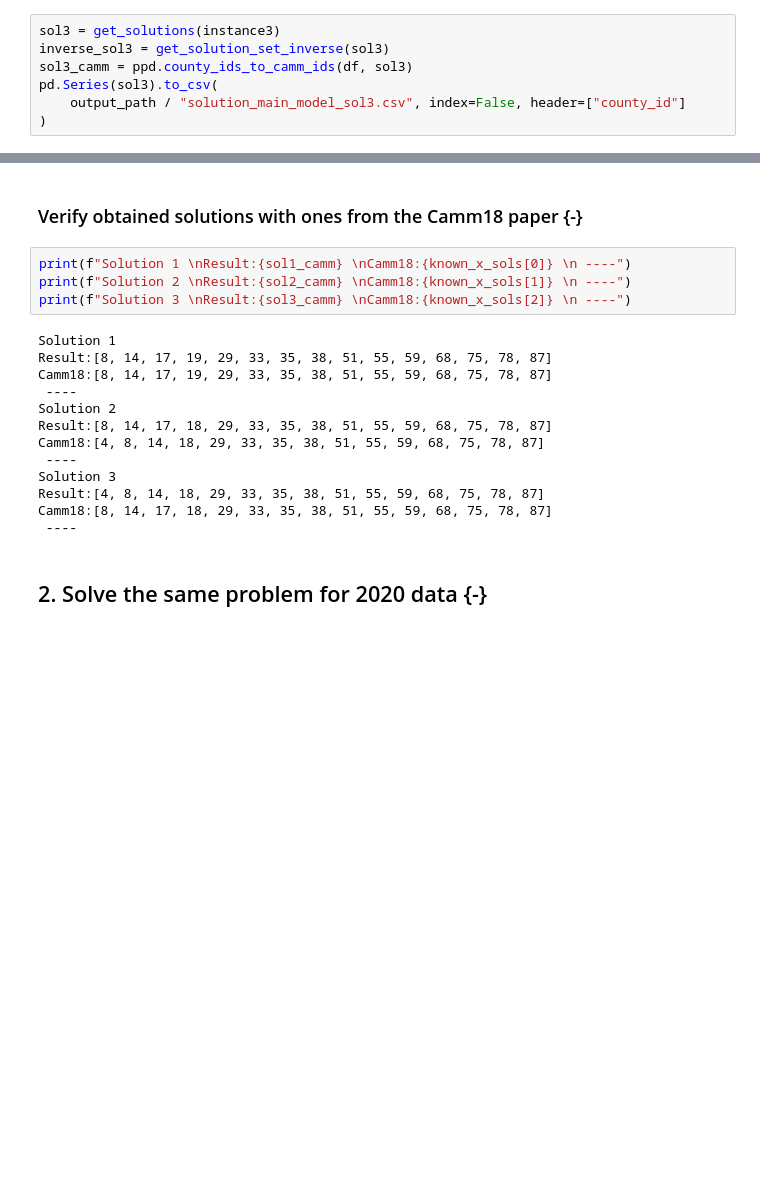
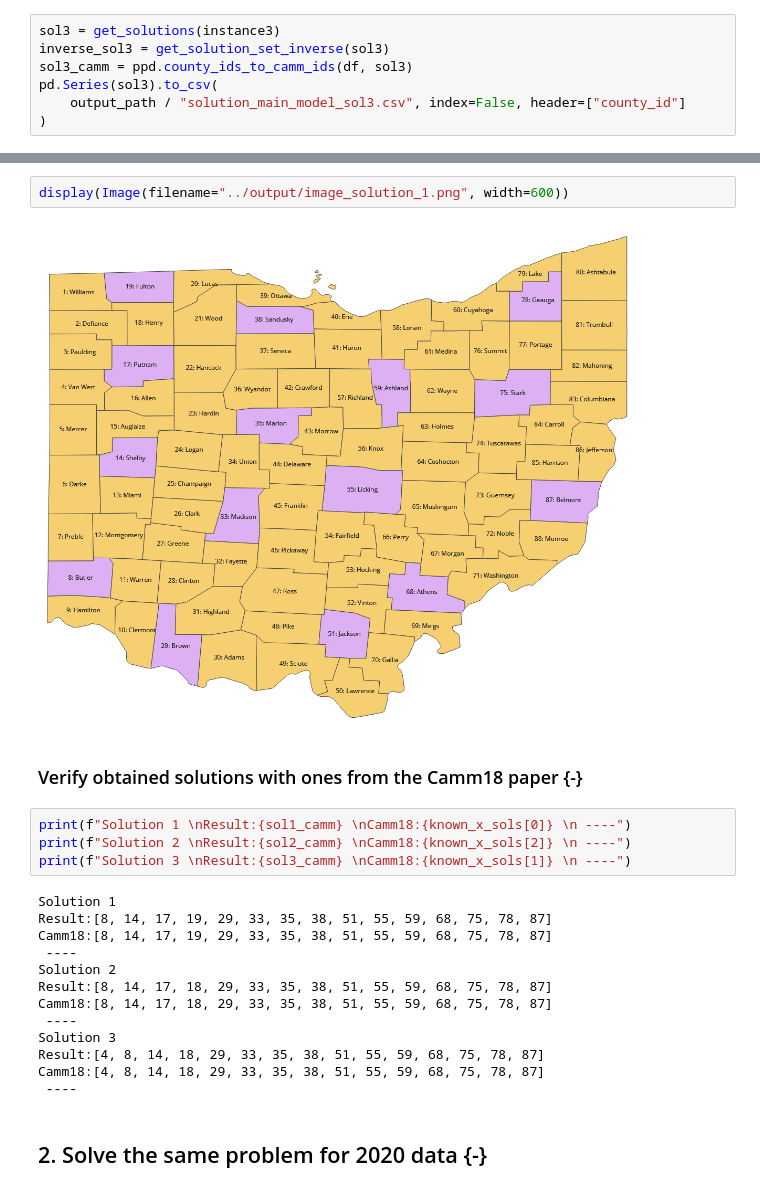
Before and after one commit to adbX/ise-533-hw1, a Jupyter notebook: src/main_model.ipynb, the cells around one changed output, grey strips where cells are left out. Cells and saved outputs as stored; diff of their text form; blank space fills up the shorter version.

```diff
--- a/src/main_model.ipynb
+++ b/src/main_model.ipynb
@@ -167,9 +199,13 @@ Solution 3 from Camm18 paper:
+# %%
+display(Image(filename="../output/image_solution_1.png", width=600))
+# %% [output]
+[figure, added]
 # %% [markdown]
 ### Verify obtained solutions with ones from the Camm18 paper {-}
 # %%
 print(f"Solution 1 \nResult:{sol1_camm} \nCamm18:{known_x_sols[0]} \n ----")
-print(f"Solution 2 \nResult:{sol2_camm} \nCamm18:{known_x_sols[1]} \n ----")
-print(f"Solution 3 \nResult:{sol3_camm} \nCamm18:{known_x_sols[2]} \n ----")
+print(f"Solution 2 \nResult:{sol2_camm} \nCamm18:{known_x_sols[2]} \n ----")
+print(f"Solution 3 \nResult:{sol3_camm} \nCamm18:{known_x_sols[1]} \n ----")
 # %% [output]
 Solution 1
 Result:[8, 14, 17, 19, 29, 33, 35, 38, 51, 55, 59, 68, 75, 78, 87]
@@ -177,11 +213,11 @@ Camm18:[8, 14, 17, 19, 29, 33, 35, 38, 51, 55, 59, 68, 75, 78, 87]
  ----
 Solution 2
 Result:[8, 14, 17, 18, 29, 33, 35, 38, 51, 55, 59, 68, 75, 78, 87]
-Camm18:[4, 8, 14, 18, 29, 33, 35, 38, 51, 55, 59, 68, 75, 78, 87]
+Camm18:[8, 14, 17, 18, 29, 33, 35, 38, 51, 55, 59, 68, 75, 78, 87]
  ----
 Solution 3
 Result:[4, 8, 14, 18, 29, 33, 35, 38, 51, 55, 59, 68, 75, 78, 87]
-Camm18:[8, 14, 17, 18, 29, 33, 35, 38, 51, 55, 59, 68, 75, 78, 87]
+Camm18:[4, 8, 14, 18, 29, 33, 35, 38, 51, 55, 59, 68, 75, 78, 87]
  ----
 # %% [markdown]
 ## 2. Solve the same problem for 2020 data {-}
```
Also changed, not shown: parts of 24 cells of this notebook, 5 other files.
